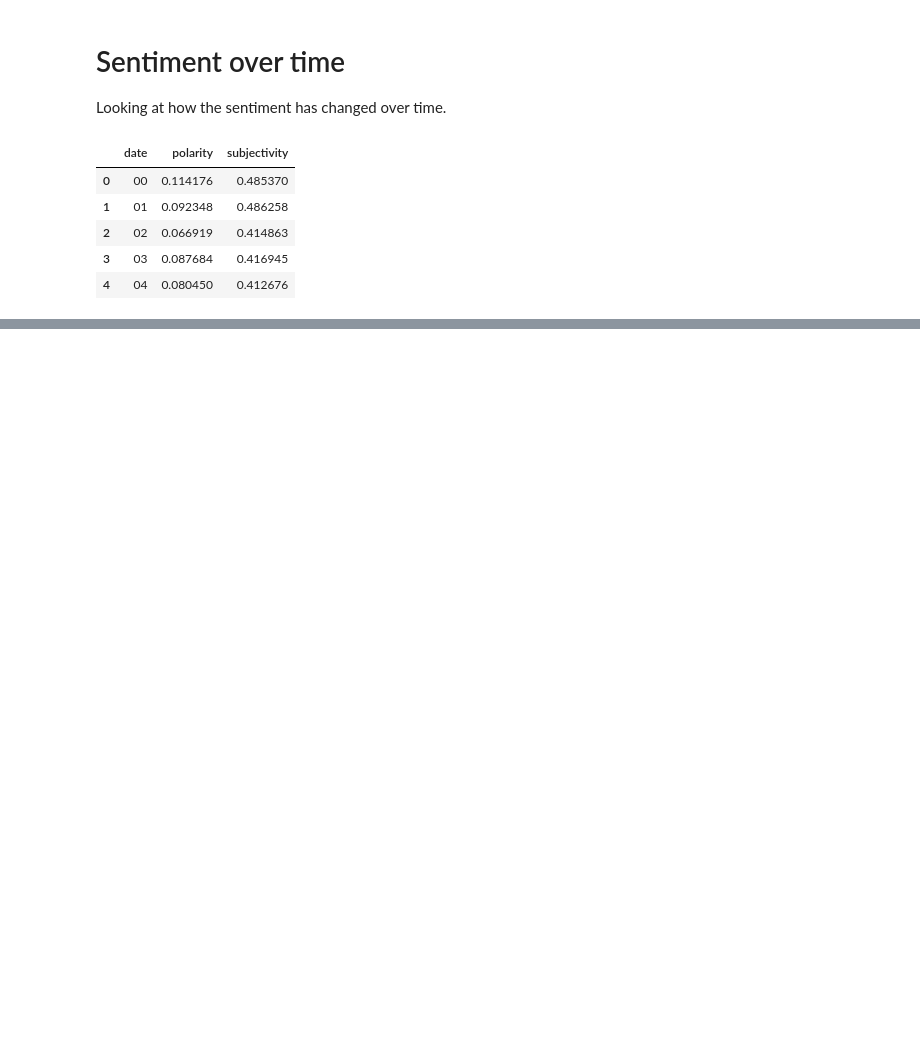
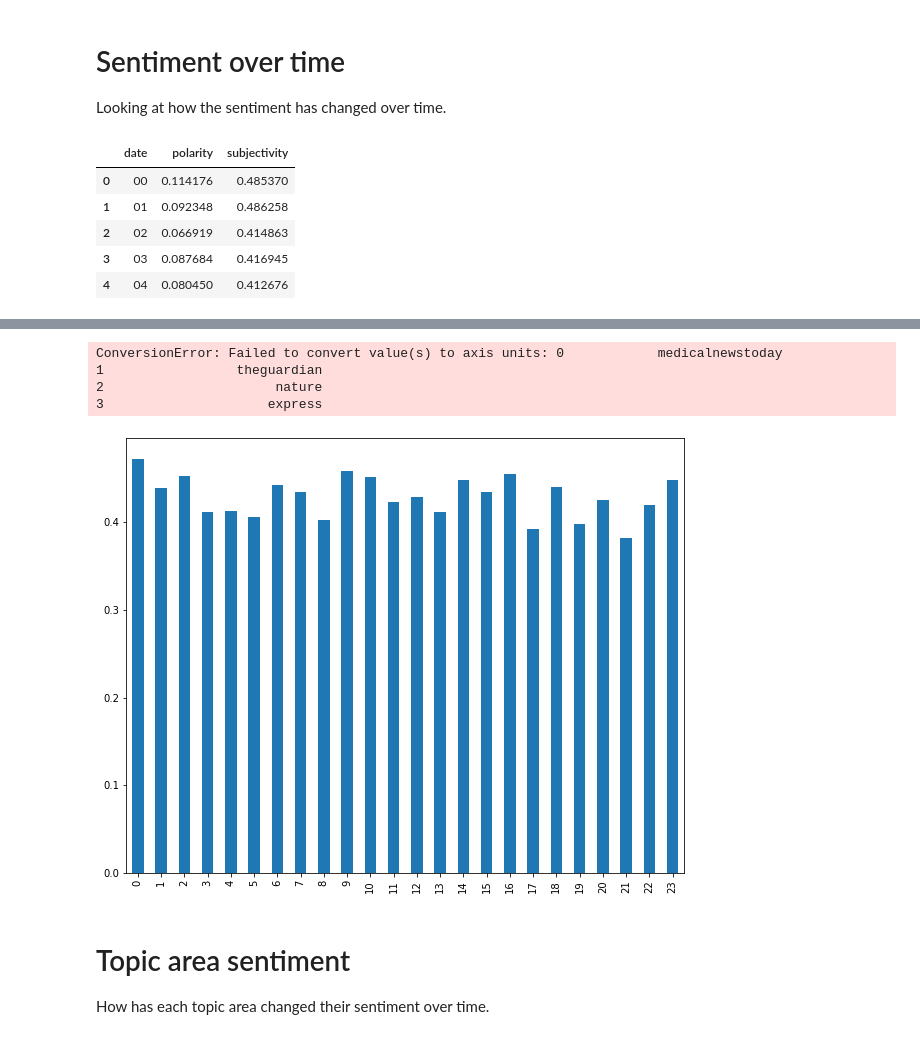
Before and after one commit to miguel2650/covid-19-research, a Jupyter notebook: 3-sentiment-analysis.ipynb, the cells around one changed output, grey strips where cells are left out. Drawn from its saved outputs; the diff is of its cells as text; code cells hidden in the pictures; blank space fills up the shorter version.

```diff
--- a/3-sentiment-analysis.ipynb
+++ b/3-sentiment-analysis.ipynb
@@ -73,0 +78,5 @@ plt.show()
+# %%
+data_domain = copy.deepcopy(data)
+data_domain["date"] = pd.to_datetime(data["date"]).dt.strftime("%W")
+data_domain = data_domain.groupby("domain", as_index=False, sort=False)
+data_domain.head(5)
@@ -73,0 +209,15 @@ plt.show()
+# %%
+data_domain["subjectivity"].plot(kind="bar", x="domain")
+plt.xticks(data_domain["domain"])
+plt.xlabel("Domain")
+ply.ylabel("Subjectivity")
+plt.show()
+# %% [output]
+ConversionError: Failed to convert value(s) to axis units: 0            medicalnewstoday
+1                 theguardian
+2                      nature
+3                     express
+[figure, added]
+# %% [markdown]
+# Topic area sentiment
+How has each topic area changed their sentiment over time.
```
Also changed, not shown: parts of 9 cells of this notebook, 2 other files.
